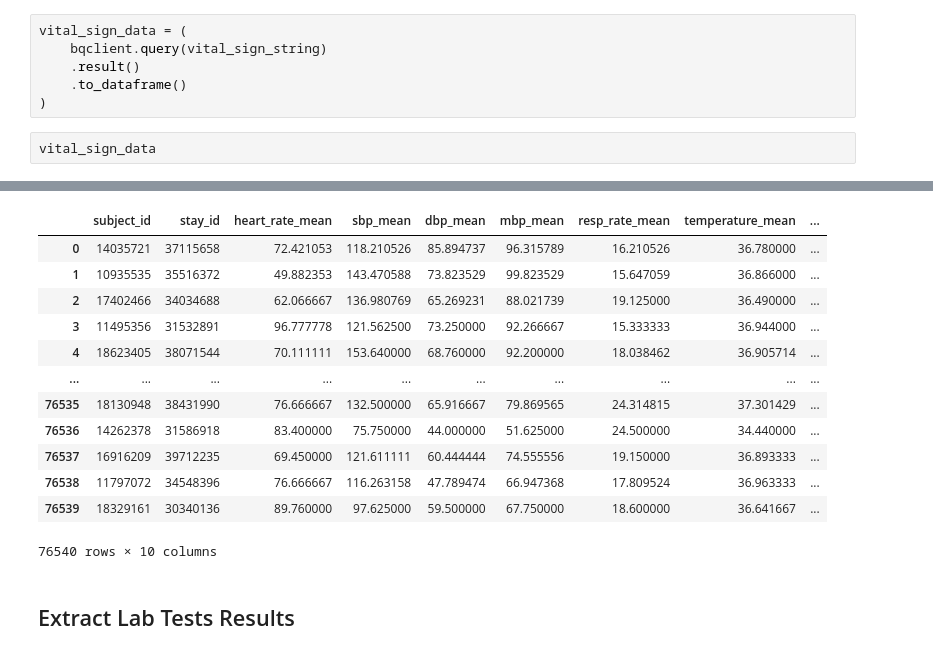
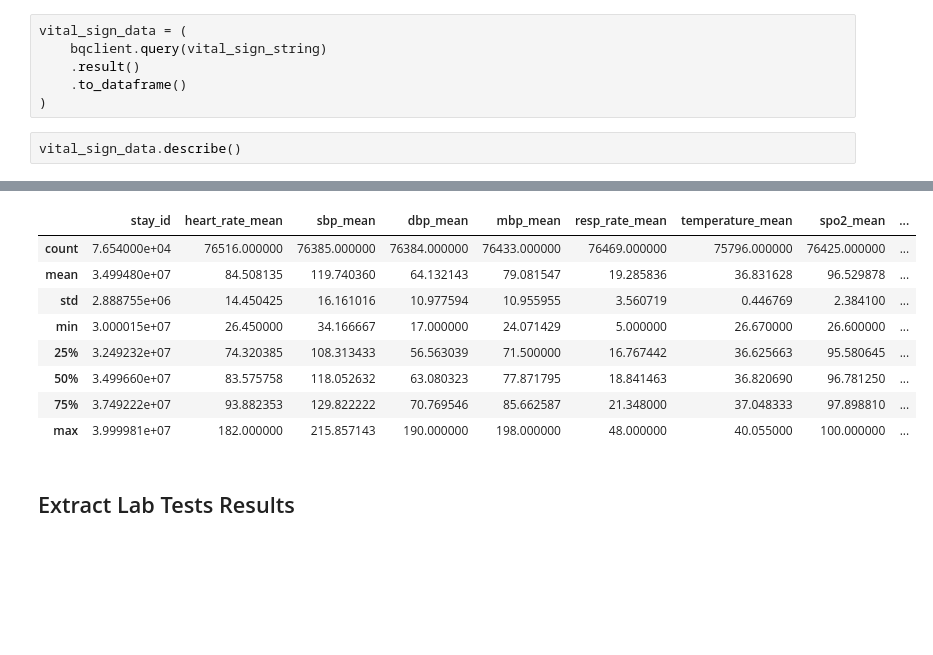
Before and after one commit to Jarvis-BITS/midodrine-mimic-iv, a Jupyter notebook: notebook/01_cohort_data_extraction.ipynb, the cells around one changed output, grey strips where cells are left out. Drawn from its saved outputs; the diff is of its cells as text; blank space fills up the shorter version.

```diff
--- a/notebook/01_cohort_data_extraction.ipynb
+++ b/notebook/01_cohort_data_extraction.ipynb
@@ -638,5 +635,5 @@ vital_sign_data = (
     .to_dataframe()
 )
 # %%
-vital_sign_data
+vital_sign_data.describe()
 # %% [output]
@@ -644,16 +640,12 @@ Warning: total number of rows (76540) exceeds max_rows (20000). Falling back to
-|  | subject_id | stay_id | heart_rate_mean | sbp_mean | dbp_mean | mbp_mean | resp_rate_mean | temperature_mean | ... |
-| 0 | 14035721 | 37115658 | 72.421053 | 118.210526 | 85.894737 | 96.315789 | 16.210526 | 36.780000 | ... |
-| 1 | 10935535 | 35516372 | 49.882353 | 143.470588 | 73.823529 | 99.823529 | 15.647059 | 36.866000 | ... |
-| 2 | 17402466 | 34034688 | 62.066667 | 136.980769 | 65.269231 | 88.021739 | 19.125000 | 36.490000 | ... |
-| 3 | 11495356 | 31532891 | 96.777778 | 121.562500 | 73.250000 | 92.266667 | 15.333333 | 36.944000 | ... |
-| 4 | 18623405 | 38071544 | 70.111111 | 153.640000 | 68.760000 | 92.200000 | 18.038462 | 36.905714 | ... |
-| ... | ... | ... | ... | ... | ... | ... | ... | ... | ... |
-| 76535 | 18130948 | 38431990 | 76.666667 | 132.500000 | 65.916667 | 79.869565 | 24.314815 | 37.301429 | ... |
-| 76536 | 14262378 | 31586918 | 83.400000 | 75.750000 | 44.000000 | 51.625000 | 24.500000 | 34.440000 | ... |
-| 76537 | 16916209 | 39712235 | 69.450000 | 121.611111 | 60.444444 | 74.555556 | 19.150000 | 36.893333 | ... |
-| 76538 | 11797072 | 34548396 | 76.666667 | 116.263158 | 47.789474 | 66.947368 | 17.809524 | 36.963333 | ... |
-| 76539 | 18329161 | 30340136 | 89.760000 | 97.625000 | 59.500000 | 67.750000 | 18.600000 | 36.641667 | ... |
+|  | stay_id | heart_rate_mean | sbp_mean | dbp_mean | mbp_mean | resp_rate_mean | temperature_mean | spo2_mean | ... |
+| count | 7.654000e+04 | 76516.000000 | 76385.000000 | 76384.000000 | 76433.000000 | 76469.000000 | 75796.000000 | 76425.000000 | ... |
+| mean | 3.499480e+07 | 84.508135 | 119.740360 | 64.132143 | 79.081547 | 19.285836 | 36.831628 | 96.529878 | ... |
+| std | 2.888755e+06 | 14.450425 | 16.161016 | 10.977594 | 10.955955 | 3.560719 | 0.446769 | 2.384100 | ... |
+| min | 3.000015e+07 | 26.450000 | 34.166667 | 17.000000 | 24.071429 | 5.000000 | 26.670000 | 26.600000 | ... |
+| 25% | 3.249232e+07 | 74.320385 | 108.313433 | 56.563039 | 71.500000 | 16.767442 | 36.625663 | 95.580645 | ... |
+| 50% | 3.499660e+07 | 83.575758 | 118.052632 | 63.080323 | 77.871795 | 18.841463 | 36.820690 | 96.781250 | ... |
+| 75% | 3.749222e+07 | 93.882353 | 129.822222 | 70.769546 | 85.662587 | 21.348000 | 37.048333 | 97.898810 | ... |
+| max | 3.999981e+07 | 182.000000 | 215.857143 | 190.000000 | 198.000000 | 48.000000 | 40.055000 | 100.000000 | ... |
-76540 rows × 10 columns
 # %% [markdown]
 ## Extract Lab Tests Results
 # %%
```
Also changed, not shown: parts of 37 cells of this notebook.
